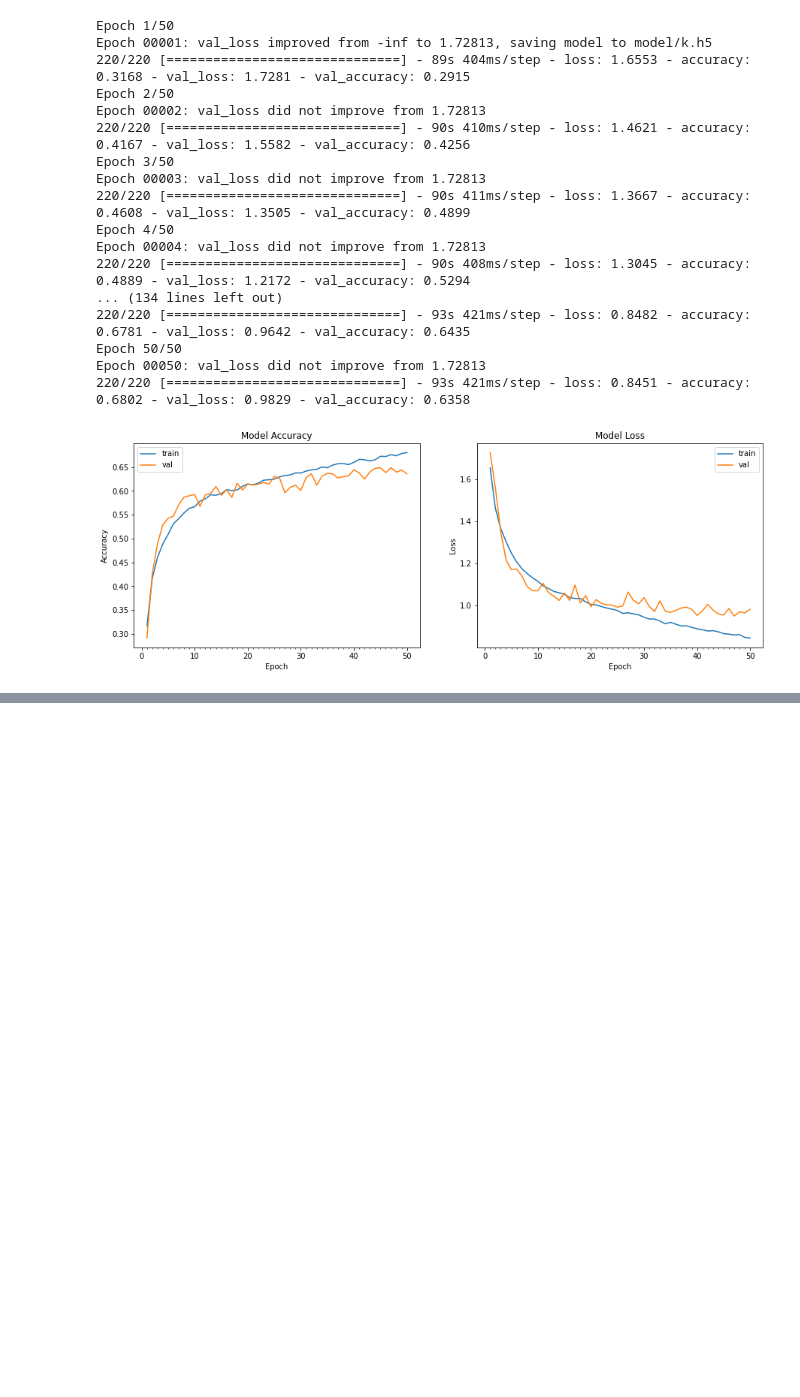
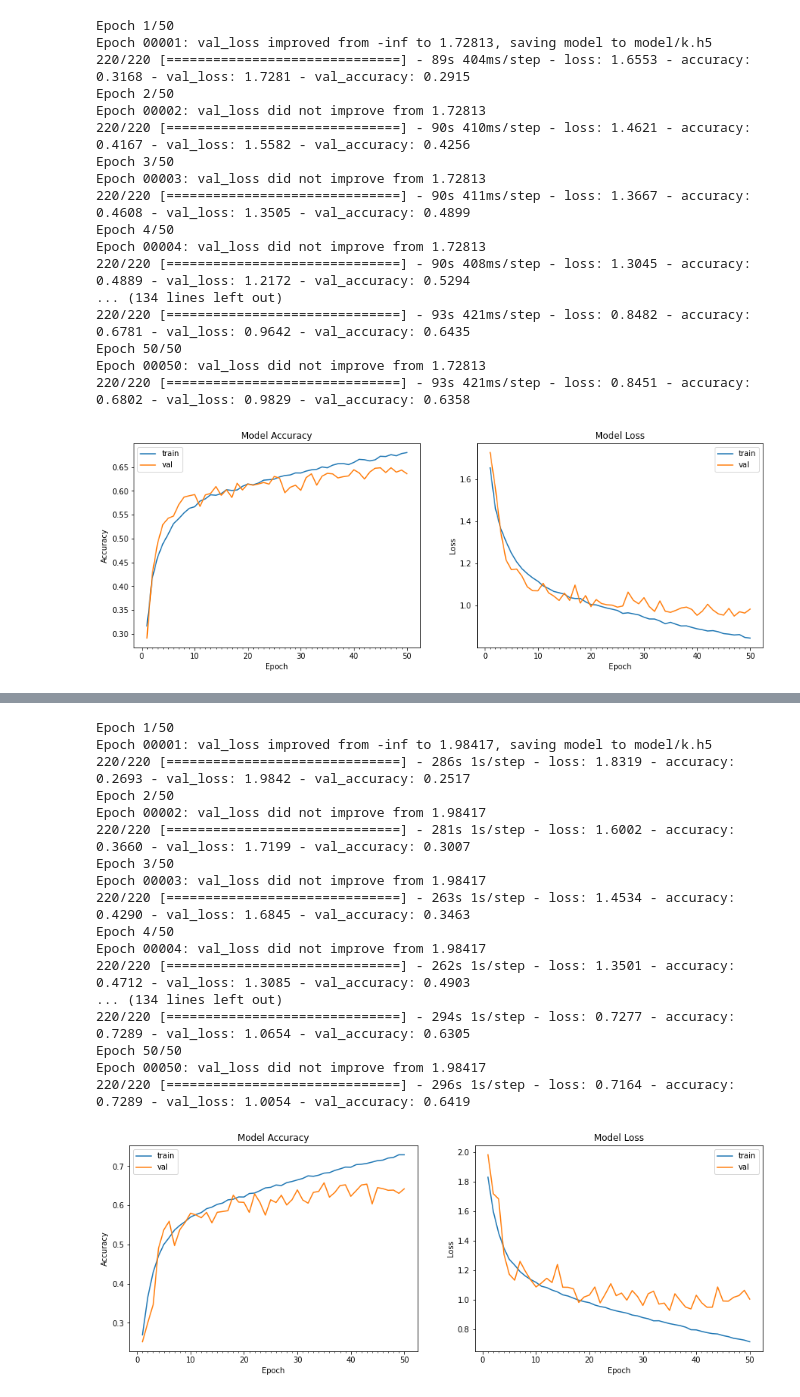
Before and after one commit to Wal1d/Emotion-Recognition, a Jupyter notebook: src/Emotion Detection.ipynb, the cells around one changed output, grey strips where cells are left out. Saved outputs shown, nothing was run; the diff lists cells and outputs as text; code cells hidden in the pictures; blank space fills up the shorter version.

Commit message:
8th model

```diff
--- a/src/Emotion Detection.ipynb
+++ b/src/Emotion Detection.ipynb
@@ -579,0 +646,64 @@ Epoch 00050: val_loss did not improve from 1.72813
+# %%
+# LEARN_RATE = 1.0e-4
+
+def train2(num_epoch = 50, load=False):
+    if load and os.path.exists(MODEL_SAVE_FILE):
+        print('Loading simple model Weights')
+        model.load_weights(MODEL_SAVE_FILE)
+
+
+    checkpoint = ModelCheckpoint(MODEL_SAVE_FILE,  # model filename
+                            monitor = 'val_loss', # quantity to monitor
+                            verbose = 1, # verbosity - 0 or 1
+                            save_best_only= True, # The latest best model will not be overwritten
+                            mode='max') # Te decision to overwrite model is made | auto or max |
+
+    from keras.callbacks import EarlyStopping,ReduceLROnPlateau, Callback
+
+    # early_stopping = EarlyStopping(monitor='val_accuracy', min_delta=0.00001, patience=11, verbose=1, restore_best_weights=True)
+    reduce_lr = ReduceLROnPlateau(monitor='val_loss', factor=0.1, patience=10, verbose=1) # patience | 1 or 10
+    callbacks = [checkpoint, reduce_lr]
+
+
+
+    opt = Adam(lr=0.0005)
+    model.compile(optimizer=opt, loss='categorical_crossentropy', metrics=['accuracy'])
+
+
+    steps_per_epoch = train_generator.n // train_generator.batch_size
+    validation_steps = validation_generator.n // validation_generator.batch_size
+
+
+    model_info = model.fit(
+            train_generator,
+            # batch_size = 128,
+            steps_per_epoch = steps_per_epoch,
+            epochs = num_epoch,
+            validation_data = validation_generator,
+            validation_steps= validation_steps,
+            # verbose = 1,
+            # shuffle=True,
+            callbacks=[checkpoint])
+    plot_model_history(model_info)
+    model.save_weights('k.h5')
+# %%
+train2()
+# %% [output]
+Epoch 1/50
+Epoch 00001: val_loss improved from -inf to 1.98417, saving model to model/k.h5
+220/220 [==============================] - 286s 1s/step - loss: 1.8319 - accuracy: 0.2693 - val_loss: 1.9842 - val_accuracy: 0.2517
+Epoch 2/50
+Epoch 00002: val_loss did not improve from 1.98417
+220/220 [==============================] - 281s 1s/step - loss: 1.6002 - accuracy: 0.3660 - val_loss: 1.7199 - val_accuracy: 0.3007
+Epoch 3/50
+Epoch 00003: val_loss did not improve from 1.98417
+220/220 [==============================] - 263s 1s/step - loss: 1.4534 - accuracy: 0.4290 - val_loss: 1.6845 - val_accuracy: 0.3463
+Epoch 4/50
+Epoch 00004: val_loss did not improve from 1.98417
+220/220 [==============================] - 262s 1s/step - loss: 1.3501 - accuracy: 0.4712 - val_loss: 1.3085 - val_accuracy: 0.4903
+... (134 lines left out)
+220/220 [==============================] - 294s 1s/step - loss: 0.7277 - accuracy: 0.7289 - val_loss: 1.0654 - val_accuracy: 0.6305
+Epoch 50/50
+Epoch 00050: val_loss did not improve from 1.98417
+220/220 [==============================] - 296s 1s/step - loss: 0.7164 - accuracy: 0.7289 - val_loss: 1.0054 - val_accuracy: 0.6419
+[figure, added]
```
Also changed, not shown: parts of 2 cells of this notebook, 3 other files.
